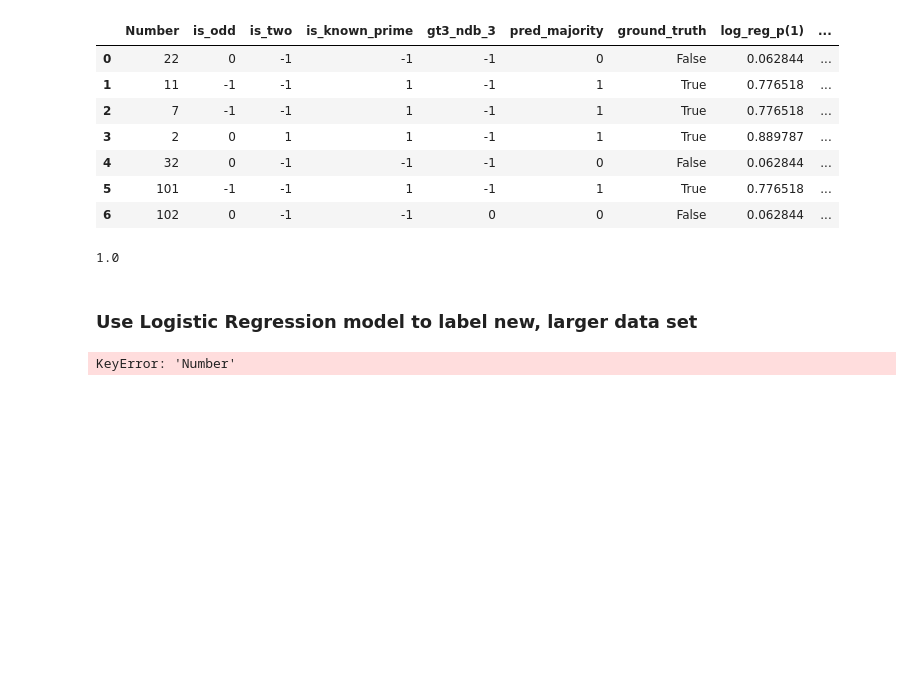
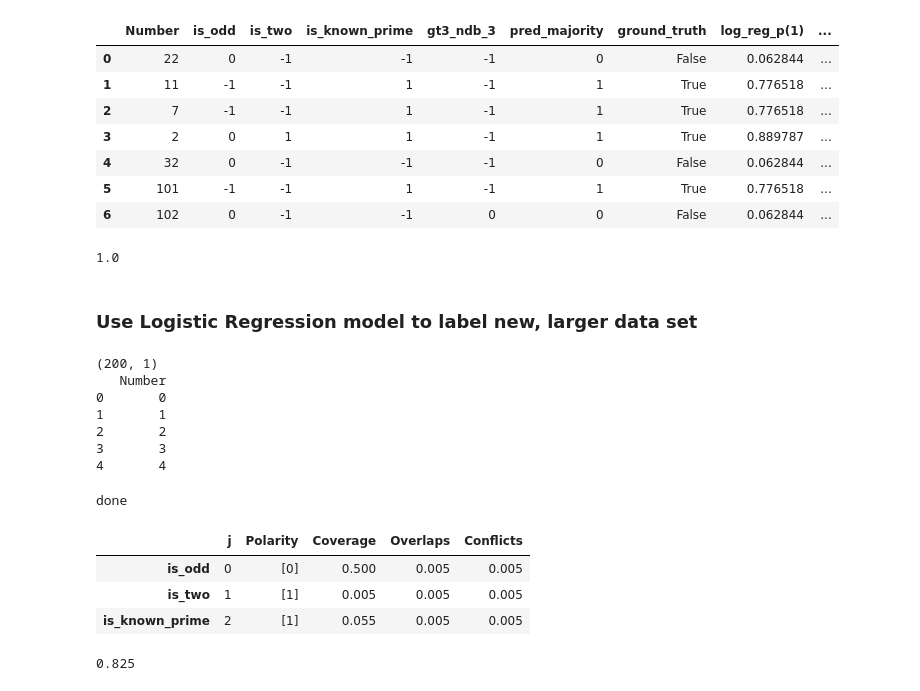
Before and after one commit to johnfkraus/practical-weak-supervision, a Jupyter notebook: ch02_labeling_and_augmentation/labeling_v1.ipynb, the cells around one changed output. Drawn from its saved outputs; the diff is of its cells as text; code cells hidden in the pictures; blank space fills up the shorter version.

```diff
--- a/ch02_labeling_and_augmentation/labeling_v1.ipynb
+++ b/ch02_labeling_and_augmentation/labeling_v1.ipynb
@@ -571,20 +603,44 @@ print(accuracy_val_log_regr)
 # %%
 #new_data_to_be_labeled = range(50, 150)
 # df_primes = is_it_prime.make_primes_df(200)
 # df_new_data_to_be_labeled_by_regr_model = df_primes.loc[50:150, ["Number", "ground_truth"]].reset_index(drop=True)
 # df_gr_truth_new_data = df_primes.loc[50:150, ["ground_truth"]].reset_index(drop=True)
 # df_new_data = pd.DataFrame(new_data_to_be_labeled_by_regr_model, columns=['Number'])
 # df2 = df_new_data_to_be_labeled_by_regr_model["Number"].reset_index(drop=True)
-applier2 = PandasLFApplier(lfs=lfs)
-nums, labels = is_it_prime.make_list_of_num_and_labels()
-L = applier2.apply(pd.DataFrame(nums))
-LFAnalysis(L, lfs).lf_summary()
+# applier2 = PandasLFApplier(lfs=lfs)
+nums, labels = is_it_prime.make_list_of_num_and_labels(0, 200)
+df_nums = pd.DataFrame(nums, columns=["Number"])
+# L = applier2.apply(pd.DataFrame(nums))
+
+L = apply_labeling_functions(lfs, df_nums)
+
+
+# LFAnalysis(L, lfs).lf_summary()
 # L = applier.apply(df=df2)
-# LFAnalysis(L=L, lfs=lfs).lf_summary()
+LFAnalysis(L=L, lfs=lfs).lf_summary()
 # %% [output]
-KeyError: 'Number'
+(200, 1)
+   Number
+0       0
+1       1
+2       2
+3       3
+4       4
+done
+|  | j | Polarity | Coverage | Overlaps | Conflicts |
+| is_odd | 0 | [0] | 0.500 | 0.005 | 0.005 |
+| is_two | 1 | [1] | 0.005 | 0.005 | 0.005 |
+| is_known_prime | 2 | [1] | 0.055 | 0.005 | 0.005 |
 # %%
+# get probabilistic labels
 new_data_pred_probs = logistic_regr_model.predict_proba(L)
+# convert probabilistic labels to zero or one.
+gt_one_half = lambda x: (x > 0.5)
 
-gt_one_half = lambda x: (x > 0.5)
-df_new_data_to_be_labeled_by_regr_model["log_reg_pred"] = np.multiply(gt_one_half(new_data_pred_probs[:, 1]),1 )
+df_nums["log_reg_pred"] = np.multiply(gt_one_half(new_data_pred_probs[:, 1]),1 )
+
+df_nums["ground_truth"] = labels
+acc = (df_nums["log_reg_pred"] == df_nums["ground_truth"] ).mean()
+acc
+# %% [output]
+0.825
```
Also changed, not shown: parts of 9 cells of this notebook, 2 other files.
